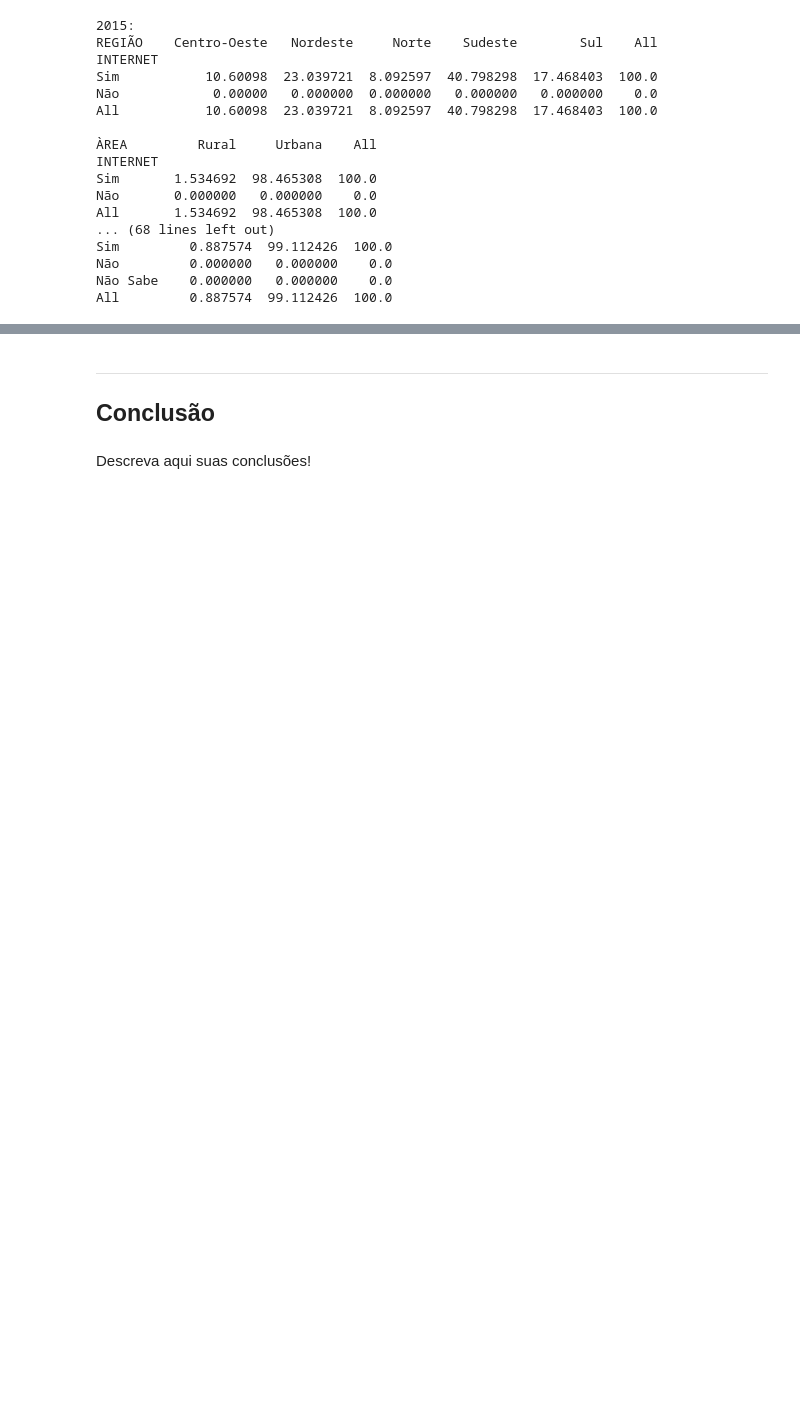
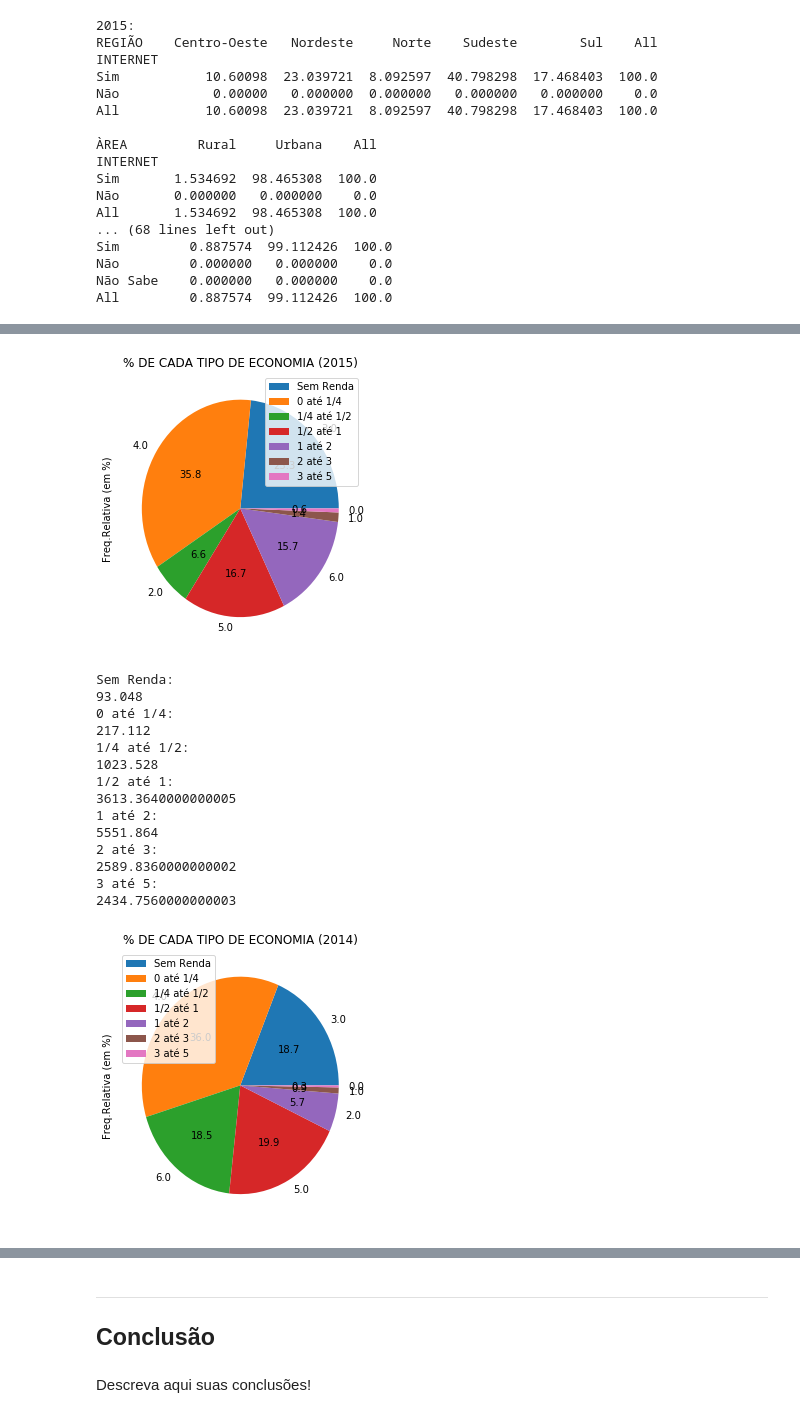
Before and after one commit to TiagoMingossi/CD, a Jupyter notebook: Projeto1 Layout.ipynb, the cells around one changed output, grey strips where cells are left out. Drawn from its saved outputs; the diff is of its cells as text; code cells hidden in the pictures; blank space fills up the shorter version.

```diff
--- a/Projeto1 Layout.ipynb
+++ b/Projeto1 Layout.ipynb
@@ -296,0 +307,68 @@ ct3.plot(kind='bar')
+# %%
+ut11 = (tabela.ECONOMIA.value_counts(sort=False, normalize=True)*100).round(decimals=1)
+fig = plt.figure(figsize=(15, 5))
+plt.subplot(131)
+plot = ut11.plot(kind='pie',title='% DE CADA TIPO DE ECONOMIA (2015)',autopct='%.1f')
+plt.ylabel('Freq.Relativa (em %)')
+plt.legend(['Sem Renda','0 até 1/4','1/4 até 1/2','1/2 até 1','1 até 2','2 até 3','3 até 5'])
+plt.show()
+print('Sem Renda:'),print((tabela.shape[0]/100)*0.6)
+print('0 até 1/4:'),print((tabela.shape[0]/100)*1.4)
+print('1/4 até 1/2:'),print((tabela.shape[0]/100)*6.6)
+print('1/2 até 1:'),print((tabela.shape[0]/100)*23.3)
+print('1 até 2:'),print((tabela.shape[0]/100)*35.8)
+print('2 até 3:'),print((tabela.shape[0]/100)*16.7)
+print('3 até 5:'),print((tabela.shape[0]/100)*15.7)
+print('\n','\n')
+
+
+ut21 = (tabela2.ECONOMIA.value_counts(sort=False, normalize=True)*100).round(decimals=1)
+fig = plt.figure(figsize=(15, 5))
+plt.subplot(132)
+plot = ut21.plot(kind='pie',title='% DE CADA TIPO DE ECONOMIA (2014)',autopct='%.1f')
+plt.ylabel('Freq.Relativa (em %)')
+plt.legend(['Sem Renda','0 até 1/4','1/4 até 1/2','1/2 até 1','1 até 2','2 até 3','3 até 5'])
+plt.show()
+print('Sem Renda:'),print((tabela.shape[0]/100)*0.3)
+print('0 até 1/4:'),print((tabela.shape[0]/100)*0.9)
+print('1/4 até 1/2:'),print((tabela.shape[0]/100)*5.7)
+print('1/2 até 1:'),print((tabela.shape[0]/100)*18.7)
+print('1 até 2:'),print((tabela.shape[0]/100)*36)
+print('2 até 3:'),print((tabela.shape[0]/100)*19.9)
+print('3 até 5:'),print((tabela.shape[0]/100)*18.5)
+print('\n','\n')
+
+
+ut31 = (tabela3.ECONOMIA.value_counts(sort=False, normalize=True)*100).round(decimals=1)
+fig = plt.figure(figsize=(15, 5))
+plt.subplot(133)
+plot = ut31.plot(kind='pie',title='% DE CADA TIPO DE ECONOMIA (2013)',autopct='%.1f')
+plt.ylabel('Freq.Relativa (em %)')
+plt.xlabel('Faixa economica')
+plt.legend(['Sem Renda','0 até 1/4','1/4 até 1/2','1/2 até 1','1 até 2','2 até 3','3 até 5'])
+plt.show()
+print('Sem Renda:'),print((tabela.shape[0]/100)*1.2)
+print('0 até 1/4:'),print((tabela.shape[0]/100)*0.6)
+print('1/4 até 1/2:'),print((tabela.shape[0]/100)*4.1)
+print('1/2 até 1:'),print((tabela.shape[0]/100)*16.8)
+print('1 até 2:'),print((tabela.shape[0]/100)*33.6)
+print('2 até 3:'),print((tabela.shape[0]/100)*21.4)
+print('3 até 5:'),print((tabela.shape[0]/100)*22.3)
+print('\n','\n')
+# %% [output]
+[figure, added]
+Sem Renda:
+93.048
+0 até 1/4:
+217.112
+1/4 até 1/2:
+1023.528
+1/2 até 1:
+3613.3640000000005
+1 até 2:
+5551.864
+2 até 3:
+2589.8360000000002
+3 até 5:
+2434.7560000000003
+[figure, added]
```
Also changed, not shown: parts of 41 cells of this notebook.
